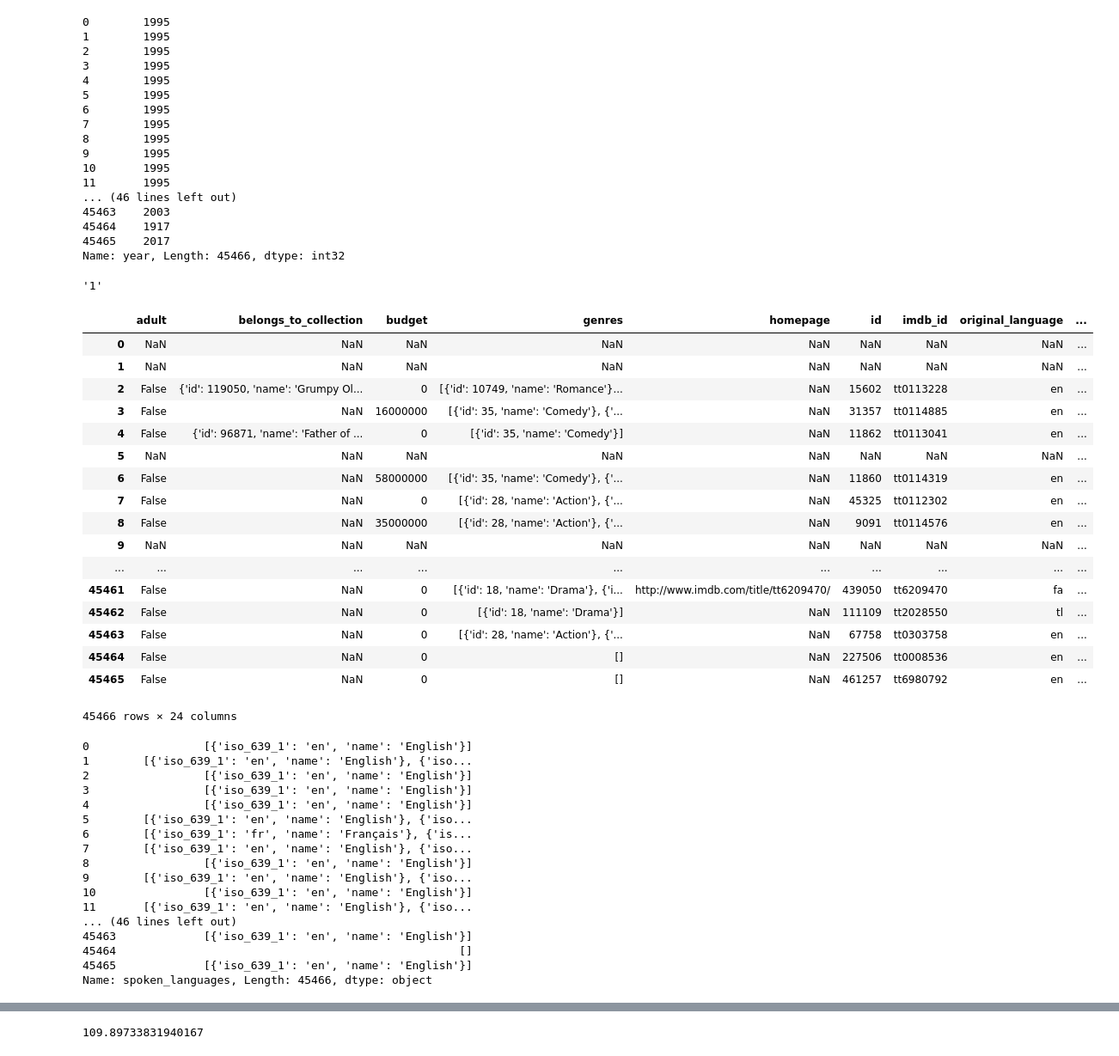
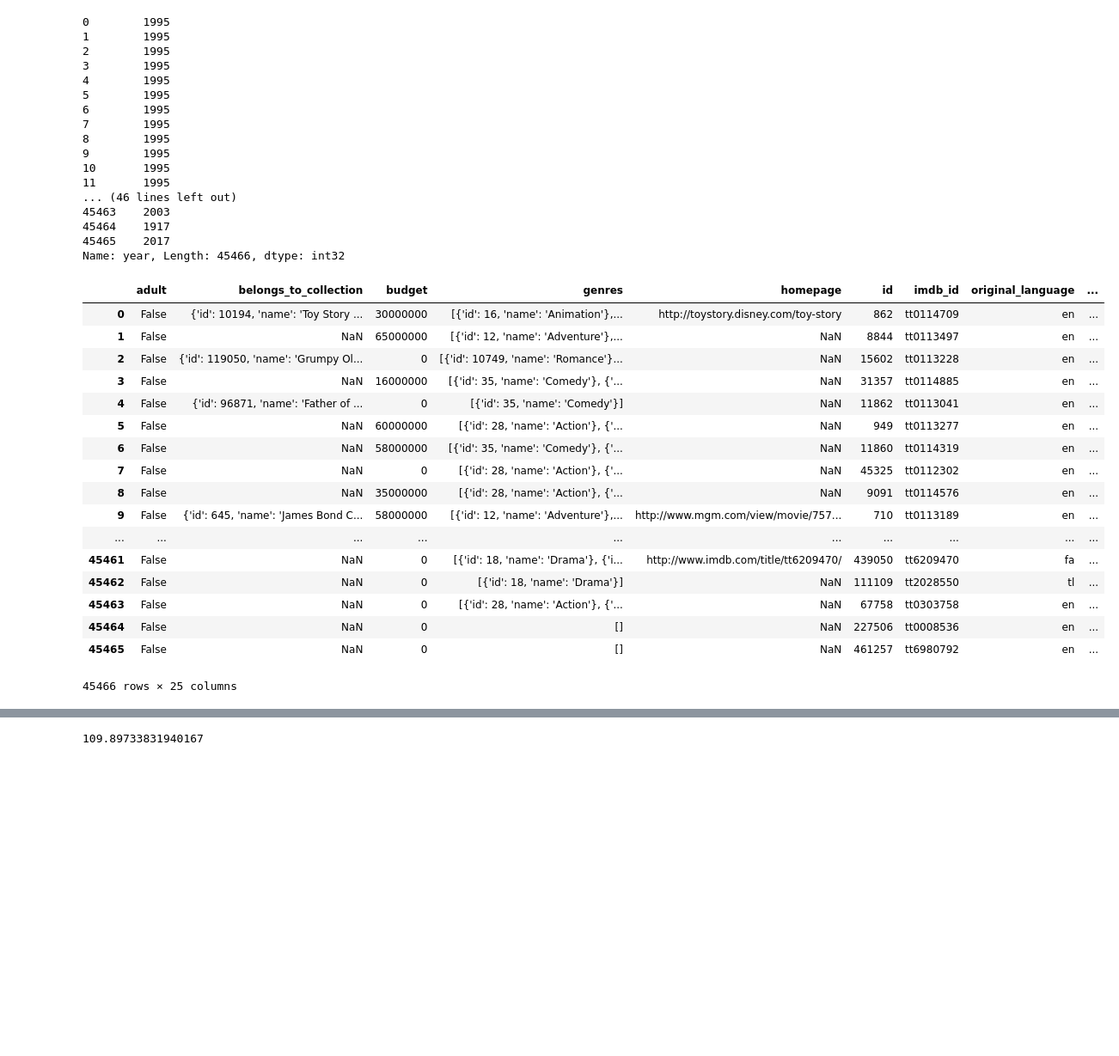
Before and after one commit to rahulvaish/RecommendationSystems-Python, a Jupyter notebook: Chapter3-Simple Recommender-Trending.ipynb, the cells around one changed output, grey strips where cells are left out. Shown: that part at 86% size. Drawn from its saved outputs; the diff is of its cells as text; code cells hidden in the pictures; blank space fills up the shorter version.

```diff
--- a/Chapter3-Simple Recommender-Trending.ipynb
+++ b/Chapter3-Simple Recommender-Trending.ipynb
@@ -2,8 +2,8 @@
 import pandas as pd
 import numpy as np
 
-df = pd.read_csv('C:/Users/Lenovo/Desktop/IPY/MoviesDataSet/movies_metadata.csv', low_memory=False)
-df.head(2)
+data= pd.read_csv('C:/Users/Lenovo/Desktop/IPY/MoviesDataSet/movies_metadata.csv', low_memory=False)
+data.head(2)
 # %% [output]
 |  | adult | belongs_to_collection | budget | genres | homepage | id | imdb_id | original_language | ... |
 | 0 | False | {'id': 10194, 'name': 'Toy Story ... | 30000000 | [{'id': 16, 'name': 'Animation'},... | http://toystory.disney.com/toy-story | 862 | tt0114709 | en | ... |
@@ -93,53 +93,3 @@ data['year']
 45464    1917
 45465    2017
 Name: year, Length: 45466, dtype: int32
-# %%
-index=0;
-for date in data['release_date']:
-    data.loc[index, 'release_date'] =((str(date)).split('-'))[0]
-    index = index + 1
-# %%
-min(data['release_date'])
-# %% [output]
-'1'
-# %%
-df.where(df.vote_count < 300)
-# %% [output]
-|  | adult | belongs_to_collection | budget | genres | homepage | id | imdb_id | original_language | ... |
-| 0 | NaN | NaN | NaN | NaN | NaN | NaN | NaN | NaN | ... |
-| 1 | NaN | NaN | NaN | NaN | NaN | NaN | NaN | NaN | ... |
-| 2 | False | {'id': 119050, 'name': 'Grumpy Ol... | 0 | [{'id': 10749, 'name': 'Romance'}... | NaN | 15602 | tt0113228 | en | ... |
-| 3 | False | NaN | 16000000 | [{'id': 35, 'name': 'Comedy'}, {'... | NaN | 31357 | tt0114885 | en | ... |
-| 4 | False | {'id': 96871, 'name': 'Father of ... | 0 | [{'id': 35, 'name': 'Comedy'}] | NaN | 11862 | tt0113041 | en | ... |
-| 5 | NaN | NaN | NaN | NaN | NaN | NaN | NaN | NaN | ... |
-| 6 | False | NaN | 58000000 | [{'id': 35, 'name': 'Comedy'}, {'... | NaN | 11860 | tt0114319 | en | ... |
-| 7 | False | NaN | 0 | [{'id': 28, 'name': 'Action'}, {'... | NaN | 45325 | tt0112302 | en | ... |
-| 8 | False | NaN | 35000000 | [{'id': 28, 'name': 'Action'}, {'... | NaN | 9091 | tt0114576 | en | ... |
-| 9 | NaN | NaN | NaN | NaN | NaN | NaN | NaN | NaN | ... |
-| ... | ... | ... | ... | ... | ... | ... | ... | ... | ... |
-| 45461 | False | NaN | 0 | [{'id': 18, 'name': 'Drama'}, {'i... | http://www.imdb.com/title/tt6209470/ | 439050 | tt6209470 | fa | ... |
-| 45462 | False | NaN | 0 | [{'id': 18, 'name': 'Drama'}] | NaN | 111109 | tt2028550 | tl | ... |
-| 45463 | False | NaN | 0 | [{'id': 28, 'name': 'Action'}, {'... | NaN | 67758 | tt0303758 | en | ... |
-| 45464 | False | NaN | 0 | [] | NaN | 227506 | tt0008536 | en | ... |
-| 45465 | False | NaN | 0 | [] | NaN | 461257 | tt6980792 | en | ... |
-45466 rows × 24 columns
-# %%
-df['spoken_languages']
-# %% [output]
-0                 [{'iso_639_1': 'en', 'name': 'English'}]
-1        [{'iso_639_1': 'en', 'name': 'English'}, {'iso...
-2                 [{'iso_639_1': 'en', 'name': 'English'}]
-3                 [{'iso_639_1': 'en', 'name': 'English'}]
-4                 [{'iso_639_1': 'en', 'name': 'English'}]
-5        [{'iso_639_1': 'en', 'name': 'English'}, {'iso...
-6        [{'iso_639_1': 'fr', 'name': 'Français'}, {'is...
-7        [{'iso_639_1': 'en', 'name': 'English'}, {'iso...
-8                 [{'iso_639_1': 'en', 'name': 'English'}]
-9        [{'iso_639_1': 'en', 'name': 'English'}, {'iso...
-10                [{'iso_639_1': 'en', 'name': 'English'}]
-11       [{'iso_639_1': 'en', 'name': 'English'}, {'iso...
-... (46 lines left out)
-45463             [{'iso_639_1': 'en', 'name': 'English'}]
-45464                                                   []
-45465             [{'iso_639_1': 'en', 'name': 'English'}]
-Name: spoken_languages, Length: 45466, dtype: object
@@ -147,0 +96,21 @@ df_1=df[['vote_average','vote_count']]
+# %%
+data
+# %% [output]
+|  | adult | belongs_to_collection | budget | genres | homepage | id | imdb_id | original_language | ... |
+| 0 | False | {'id': 10194, 'name': 'Toy Story ... | 30000000 | [{'id': 16, 'name': 'Animation'},... | http://toystory.disney.com/toy-story | 862 | tt0114709 | en | ... |
+| 1 | False | NaN | 65000000 | [{'id': 12, 'name': 'Adventure'},... | NaN | 8844 | tt0113497 | en | ... |
+| 2 | False | {'id': 119050, 'name': 'Grumpy Ol... | 0 | [{'id': 10749, 'name': 'Romance'}... | NaN | 15602 | tt0113228 | en | ... |
+| 3 | False | NaN | 16000000 | [{'id': 35, 'name': 'Comedy'}, {'... | NaN | 31357 | tt0114885 | en | ... |
+| 4 | False | {'id': 96871, 'name': 'Father of ... | 0 | [{'id': 35, 'name': 'Comedy'}] | NaN | 11862 | tt0113041 | en | ... |
+| 5 | False | NaN | 60000000 | [{'id': 28, 'name': 'Action'}, {'... | NaN | 949 | tt0113277 | en | ... |
+| 6 | False | NaN | 58000000 | [{'id': 35, 'name': 'Comedy'}, {'... | NaN | 11860 | tt0114319 | en | ... |
+| 7 | False | NaN | 0 | [{'id': 28, 'name': 'Action'}, {'... | NaN | 45325 | tt0112302 | en | ... |
+| 8 | False | NaN | 35000000 | [{'id': 28, 'name': 'Action'}, {'... | NaN | 9091 | tt0114576 | en | ... |
+| 9 | False | {'id': 645, 'name': 'James Bond C... | 58000000 | [{'id': 12, 'name': 'Adventure'},... | http://www.mgm.com/view/movie/757... | 710 | tt0113189 | en | ... |
+| ... | ... | ... | ... | ... | ... | ... | ... | ... | ... |
+| 45461 | False | NaN | 0 | [{'id': 18, 'name': 'Drama'}, {'i... | http://www.imdb.com/title/tt6209470/ | 439050 | tt6209470 | fa | ... |
+| 45462 | False | NaN | 0 | [{'id': 18, 'name': 'Drama'}] | NaN | 111109 | tt2028550 | tl | ... |
+| 45463 | False | NaN | 0 | [{'id': 28, 'name': 'Action'}, {'... | NaN | 67758 | tt0303758 | en | ... |
+| 45464 | False | NaN | 0 | [] | NaN | 227506 | tt0008536 | en | ... |
+| 45465 | False | NaN | 0 | [] | NaN | 461257 | tt6980792 | en | ... |
+45466 rows × 25 columns
```
Also changed, not shown: parts of 13 cells of this notebook.
